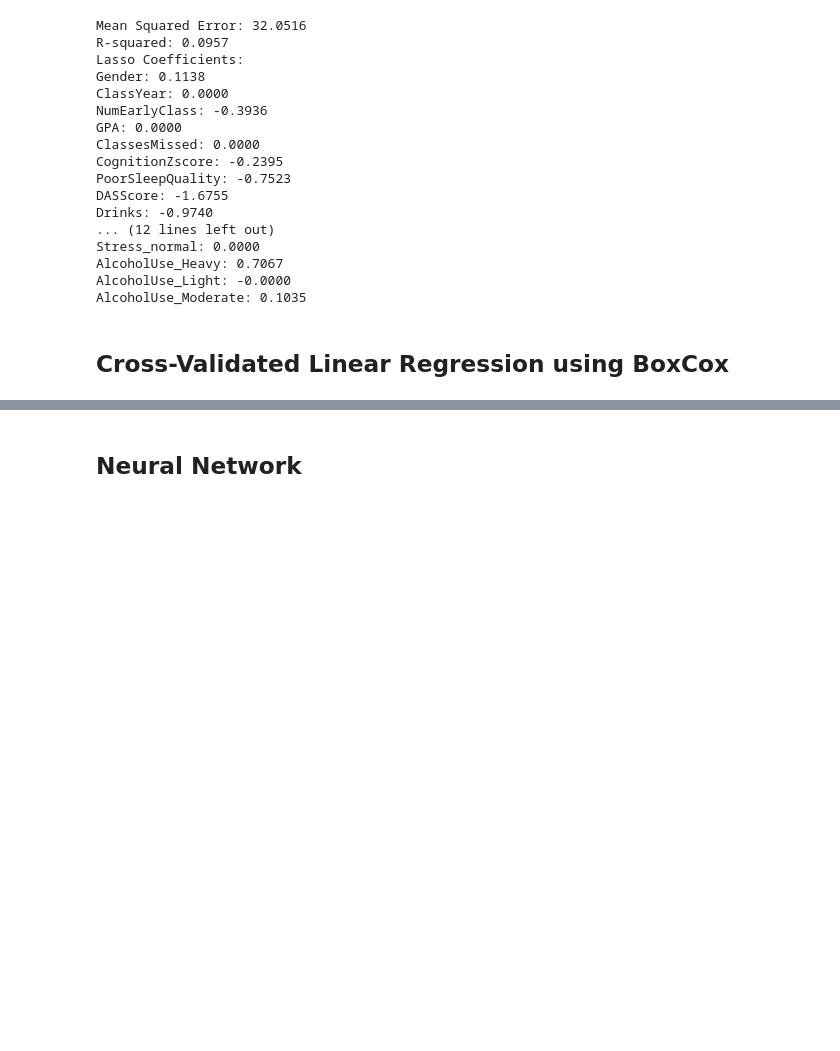
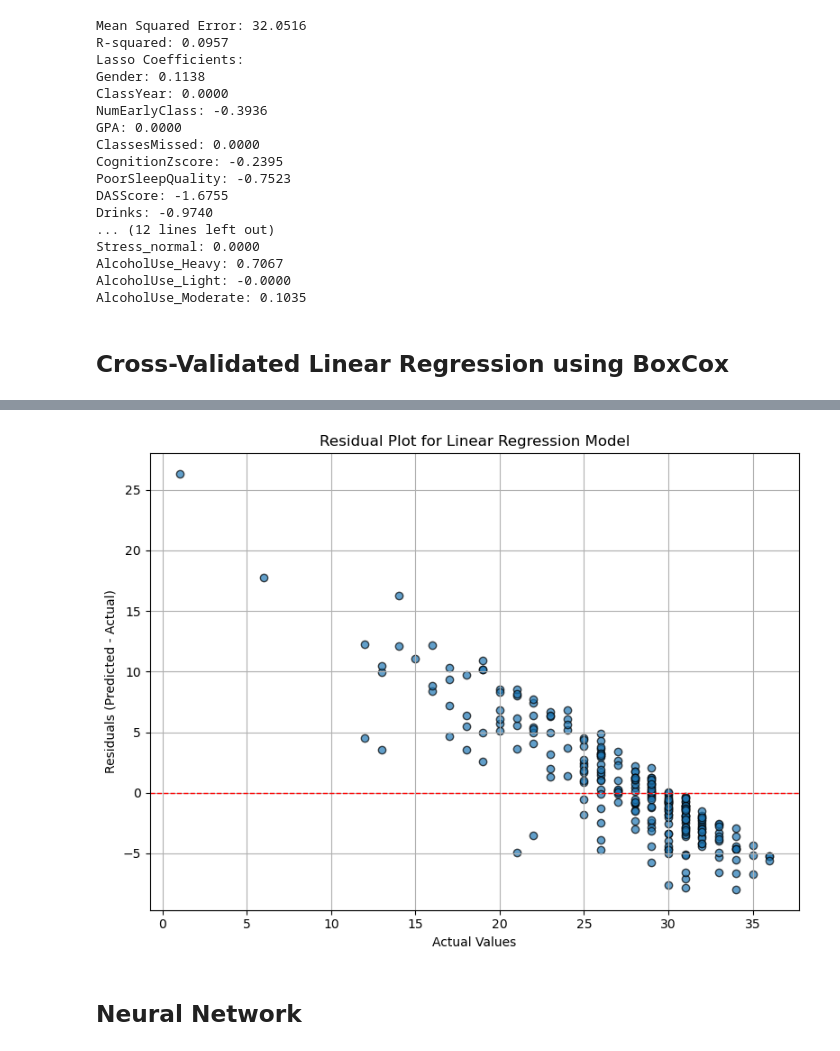
Before and after one commit to noellereid/Data-Science-Capstone, a Jupyter notebook: capstone_project.ipynb, the cells around one changed output, grey strips where cells are left out. Drawn from its saved outputs; the diff is of its cells as text; code cells hidden in the pictures; blank space fills up the shorter version.

```diff
--- a/capstone_project.ipynb
+++ b/capstone_project.ipynb
@@ -712,3 +939,25 @@ plt.show()
+# %%
+import matplotlib.pyplot as plt
+
+# Assuming you already have:
+# all_actuals = list or array of actual values
+# all_preds = list or array of predicted values
+
+# Calculate residuals
+residuals = [pred - actual for pred, actual in zip(all_preds, all_actuals)]
+
+# Create residual plot
+plt.figure(figsize=(8, 6))
+plt.scatter(all_actuals, residuals, alpha=0.7, edgecolor='k')
+plt.axhline(0, color='red', linestyle='--', linewidth=1)
+plt.xlabel('Actual Values')
+plt.ylabel('Residuals (Predicted - Actual)')
+plt.title('Residual Plot for Linear Regression Model')
+plt.grid(True)
+plt.tight_layout()
+plt.show()
+# %% [output]
+[figure, added]
 # %% [markdown]
 ## Neural Network
 # %%
```
Also changed, not shown: parts of 25 cells of this notebook.
